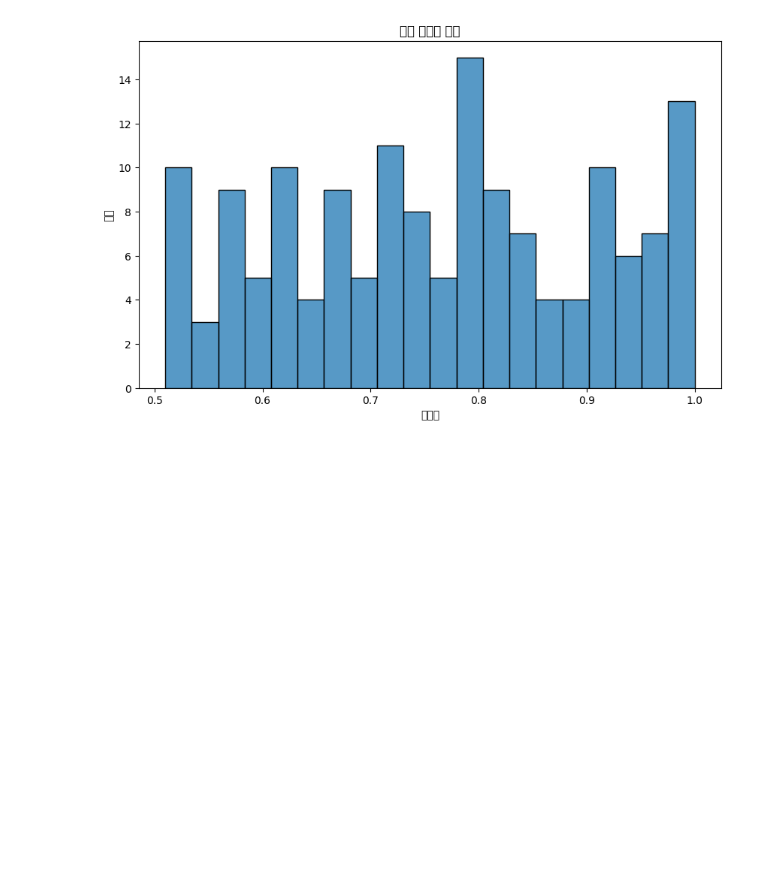
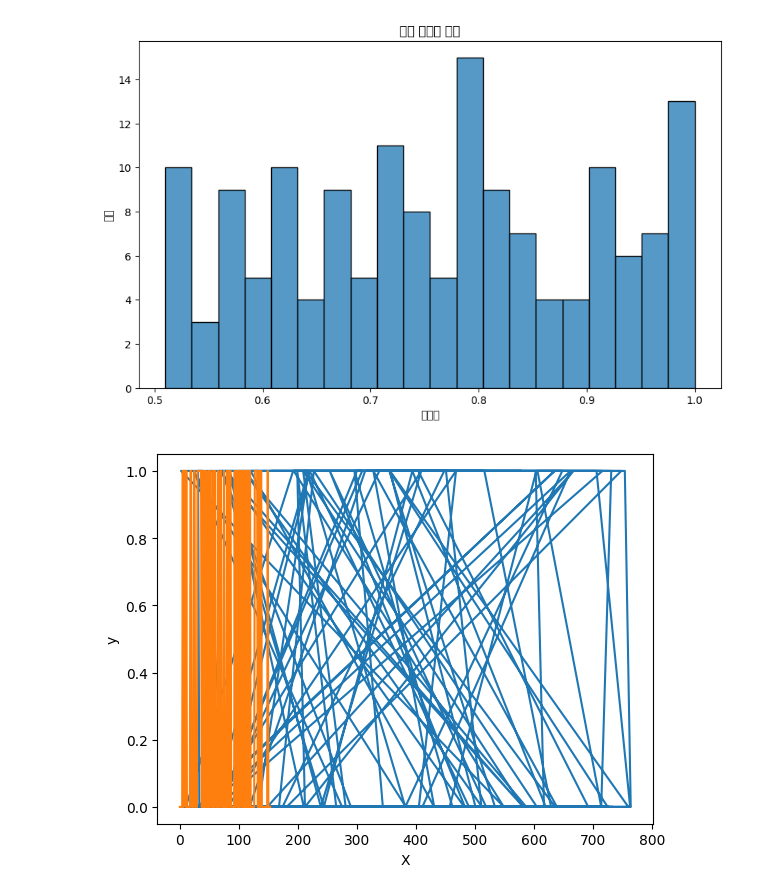
Before and after one commit to gupal05/Python_AI, a Jupyter notebook: ml2_diabetes_rf.ipynb, the cells around one changed output. Drawn from its saved outputs; the diff is of its cells as text; code cells hidden in the pictures; blank space fills up the shorter version.

```diff
--- a/ml2_diabetes_rf.ipynb
+++ b/ml2_diabetes_rf.ipynb
@@ -94,3 +94,11 @@ plt.show()
 
 예측 신뢰도 분포:
 [figure]
+# %%
+plt.plot(Y_test, label='Actual')
+plt.plot(y_pred, label='Predicted')
+plt.xlabel('X')
+plt.ylabel('y')
+plt.show()
+# %% [output]
+[figure, added]
```
Also changed, not shown: 15 other files.
